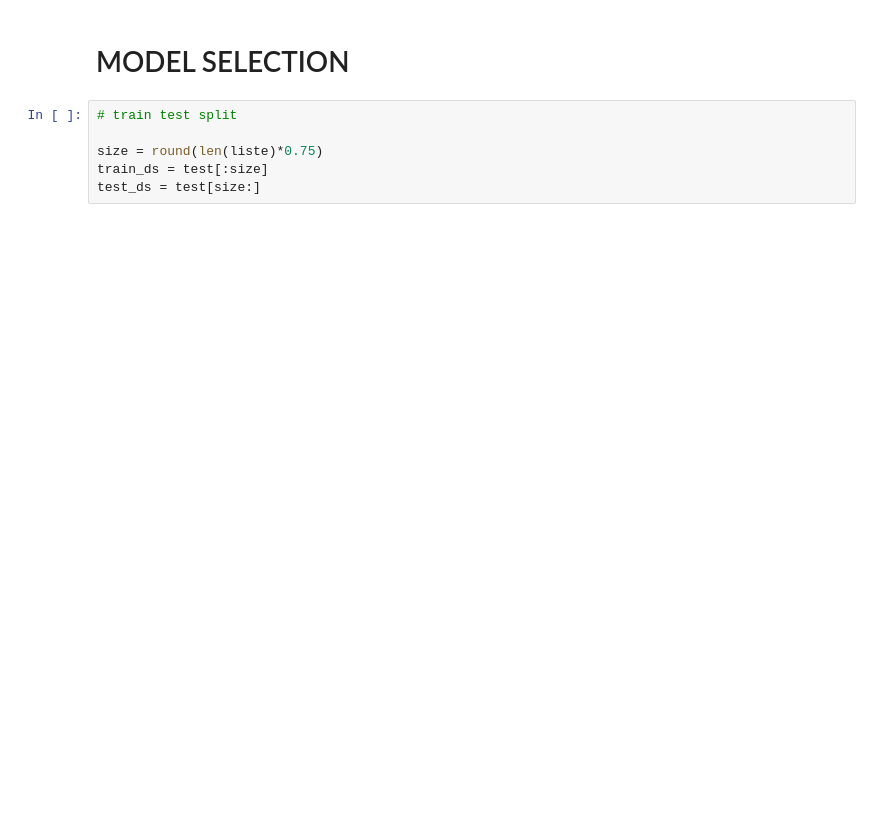
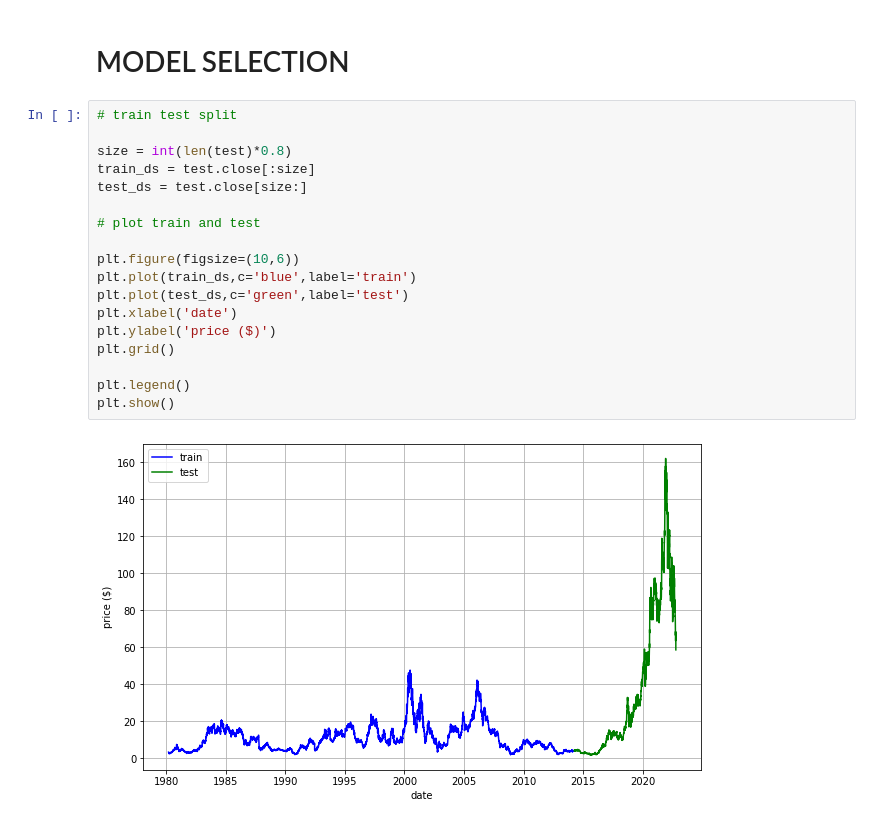
Before and after one commit to RAZMOKEUR/StockPricePrediction, a Jupyter notebook: server/AI.ipynb, the cells around one changed output. Saved outputs shown, nothing was run; the diff lists cells and outputs as text; blank space fills up the shorter version.

```diff
--- a/server/AI.ipynb
+++ b/server/AI.ipynb
@@ -102,11 +138,25 @@ look-up table. The actual p-value is smaller than the p-value returned.
 # %% [markdown]
 <h1> MODEL SELECTION </h1>
-# %%
-# train test split
-
-size = round(len(liste)*0.75)
-train_ds = test[:size]
-test_ds = test[size:]
+# %%
+# train test split
+
+size = int(len(test)*0.8)
+train_ds = test.close[:size]
+test_ds = test.close[size:]
+
+# plot train and test
+
+plt.figure(figsize=(10,6))
+plt.plot(train_ds,c='blue',label='train')
+plt.plot(test_ds,c='green',label='test')
+plt.xlabel('date')
+plt.ylabel('price ($)')
+plt.grid()
+
+plt.legend()
+plt.show()
+# %% [output]
+[figure, added]
 # %%
 from statsmodels.tsa.arima.model import ARIMA
 
```
Also changed, not shown: parts of 10 cells of this notebook, 4 other files.
